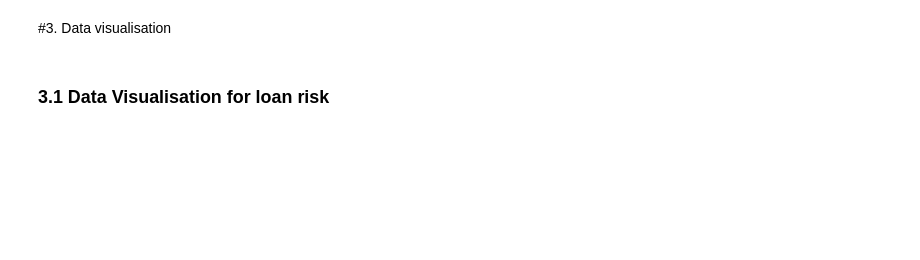
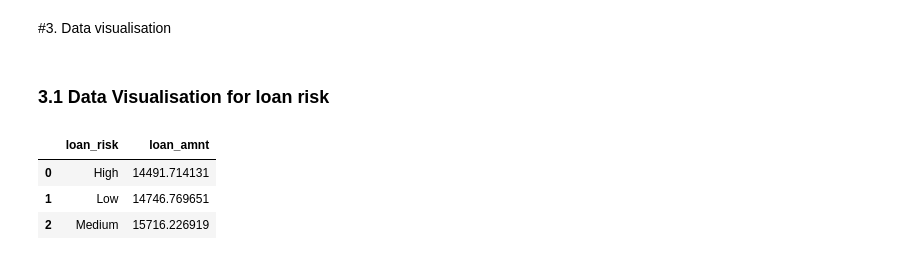
Before and after one commit to KamilShape/credit_risk_analysis, a Jupyter notebook: credit_risk_analysis.ipynb, the cells around one changed output. Cells and saved outputs as stored; diff of their text form; code cells hidden in the pictures; blank space fills up the shorter version.

```diff
--- a/credit_risk_analysis.ipynb
+++ b/credit_risk_analysis.ipynb
@@ -124,6 +87,12 @@ loan2
 ### 3.1 Data Visualisation for loan risk
 # %%
 avg_loan_amnt_by_loan_risk = pd.DataFrame(loan2.groupby('loan_risk')['loan_amnt'].mean().reset_index())
+avg_loan_amnt_by_loan_risk
+# %% [output]
+|  | loan_risk | loan_amnt |
+| 0 | High | 14491.714131 |
+| 1 | Low | 14746.769651 |
+| 2 | Medium | 15716.226919 |
 # %%
 avg_rate_by_loan_risk = pd.DataFrame(loan2.groupby('loan_risk')['int_rate'].mean().reset_index())
 # %%
```
Also changed, not shown: parts of 14 cells of this notebook.
